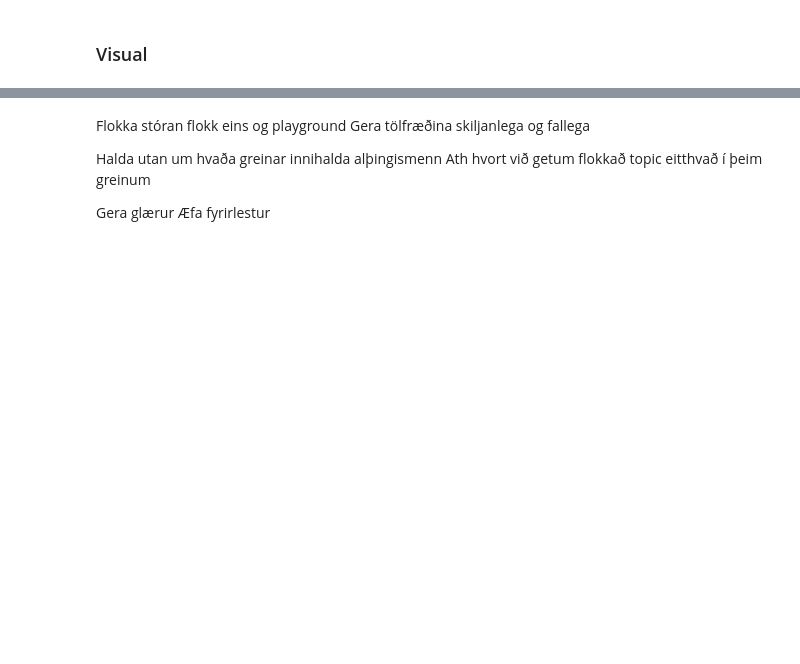
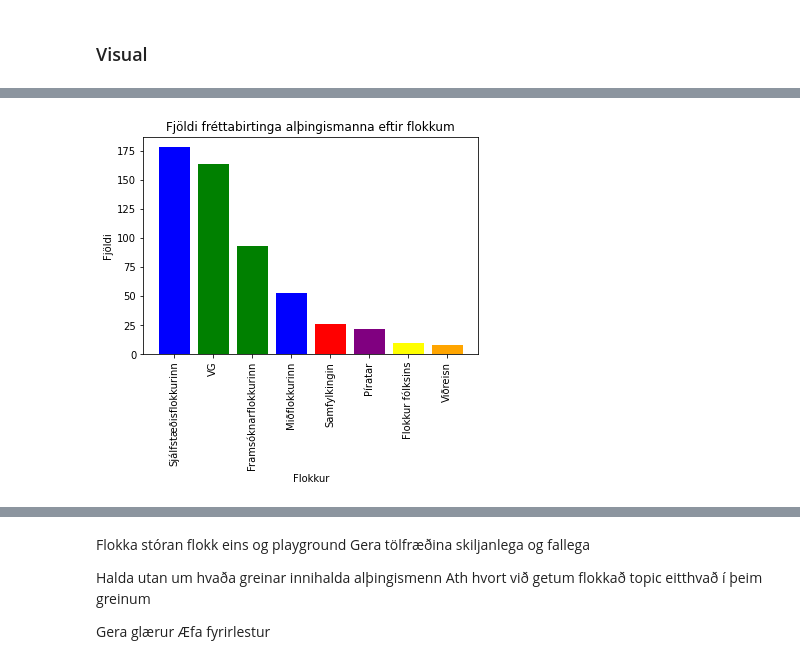
Before and after one commit to eliasbe/Maltaekni-natturuvernd, a Jupyter notebook: VinnubokEBE.ipynb, the cells around one changed output, grey strips where cells are left out. Cells and saved outputs as stored; diff of their text form; code cells hidden in the pictures; blank space fills up the shorter version.

```diff
--- a/VinnubokEBE.ipynb
+++ b/VinnubokEBE.ipynb
@@ -1219,0 +973,12 @@ dummy = sort_dict(current_party_hits)
+# %%
+from collections import defaultdict
+flokkar_count = defaultdict(int)
+for i in mem_stat.index:
+    flokkar_count[mem_stat.loc[i]["party"]] += mem_stat.loc[i]["count"]
+# %%
+flokkar_count = sort_dict(flokkar_count)
+# %%
+plot_flokk(flokkar_count)
+#plt.bar(flokkar_count.keys(), flokkar_count.values())
+# %% [output]
+[figure, added]
```
Also changed, not shown: parts of 77 cells of this notebook, 21 other files.
